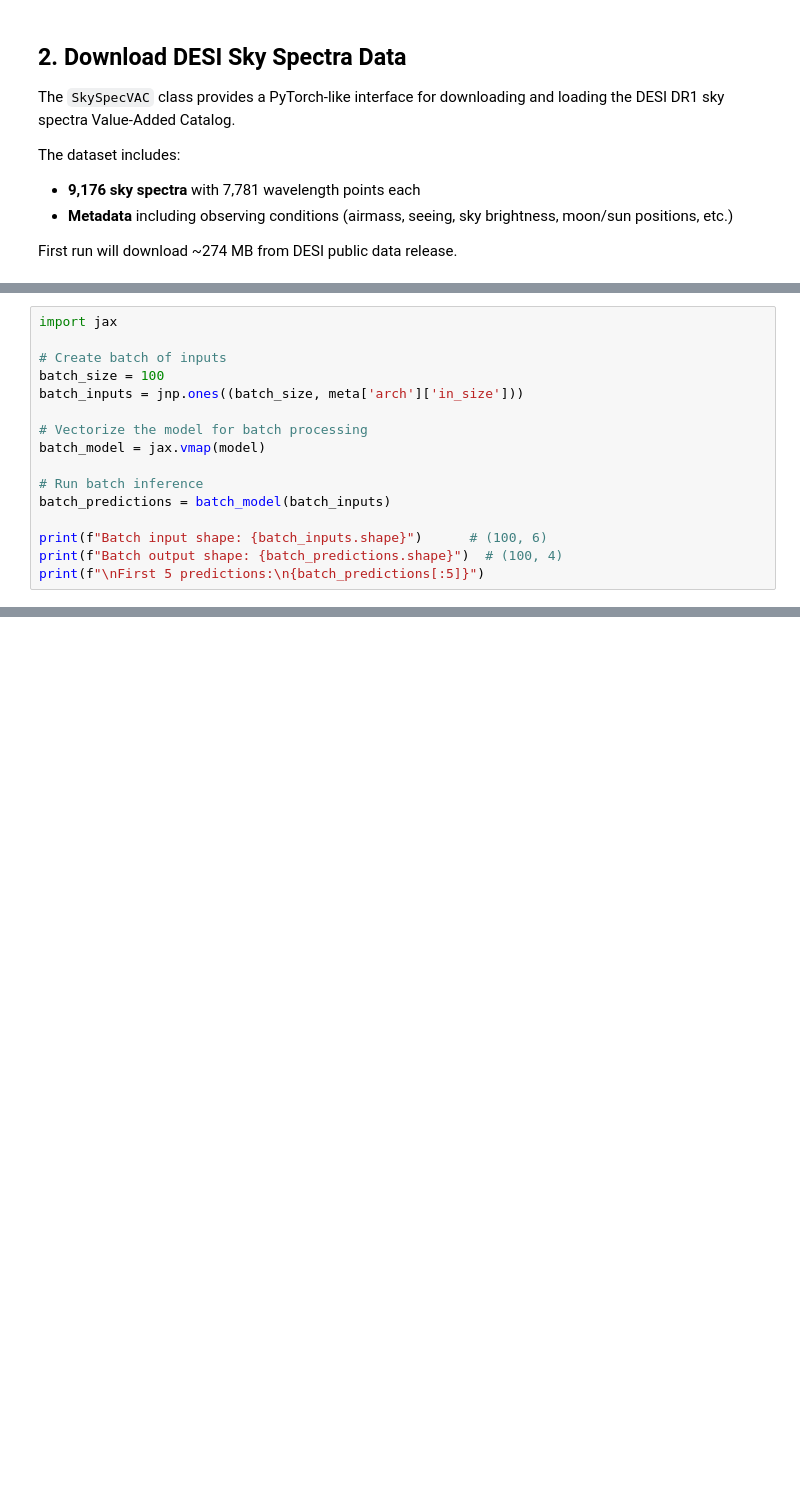
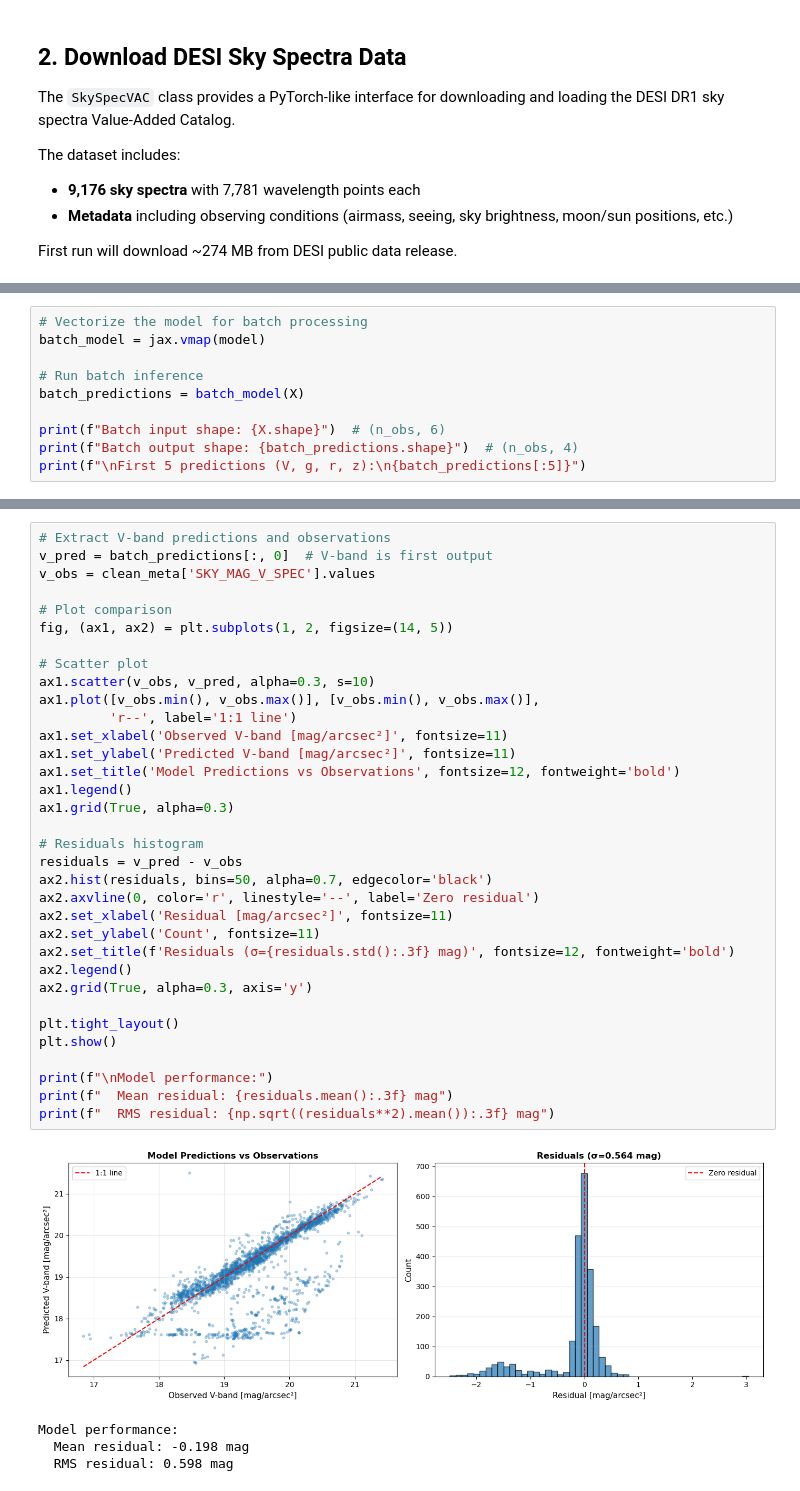
Before and after one commit to MatthewDowicz/desisky, a Jupyter notebook: examples/00_quickstart.ipynb, the cells around one changed output, grey strips where cells are left out. Saved outputs shown, nothing was run; the diff lists cells and outputs as text; blank space fills up the shorter version.

```diff
--- a/examples/00_quickstart.ipynb
+++ b/examples/00_quickstart.ipynb
@@ -162,16 +247,10 @@ Process multiple inputs at once using JAX's vectorization.
 # %%
-import jax
-
-# Create batch of inputs
-batch_size = 100
-batch_inputs = jnp.ones((batch_size, meta['arch']['in_size']))
-
 # Vectorize the model for batch processing
 batch_model = jax.vmap(model)
 
 # Run batch inference
-batch_predictions = batch_model(batch_inputs)
+batch_predictions = batch_model(X)
 
-print(f"Batch input shape: {batch_inputs.shape}")      # (100, 6)
-print(f"Batch output shape: {batch_predictions.shape}")  # (100, 4)
-print(f"\nFirst 5 predictions:\n{batch_predictions[:5]}")
+print(f"Batch input shape: {X.shape}")  # (n_obs, 6)
+print(f"Batch output shape: {batch_predictions.shape}")  # (n_obs, 4)
+print(f"\nFirst 5 predictions (V, g, r, z):\n{batch_predictions[:5]}")
@@ -178,3 +271,42 @@ print(f"\nFirst 5 predictions:\n{batch_predictions[:5]}")
+# %%
+# Extract V-band predictions and observations
+v_pred = batch_predictions[:, 0]  # V-band is first output
+v_obs = clean_meta['SKY_MAG_V_SPEC'].values
+
+# Plot comparison
+fig, (ax1, ax2) = plt.subplots(1, 2, figsize=(14, 5))
+
+# Scatter plot
+ax1.scatter(v_obs, v_pred, alpha=0.3, s=10)
+ax1.plot([v_obs.min(), v_obs.max()], [v_obs.min(), v_obs.max()],
+         'r--', label='1:1 line')
+ax1.set_xlabel('Observed V-band [mag/arcsec²]', fontsize=11)
+ax1.set_ylabel('Predicted V-band [mag/arcsec²]', fontsize=11)
+ax1.set_title('Model Predictions vs Observations', fontsize=12, fontweight='bold')
+ax1.legend()
+ax1.grid(True, alpha=0.3)
+
+# Residuals histogram
+residuals = v_pred - v_obs
+ax2.hist(residuals, bins=50, alpha=0.7, edgecolor='black')
+ax2.axvline(0, color='r', linestyle='--', label='Zero residual')
+ax2.set_xlabel('Residual [mag/arcsec²]', fontsize=11)
+ax2.set_ylabel('Count', fontsize=11)
+ax2.set_title(f'Residuals (σ={residuals.std():.3f} mag)', fontsize=12, fontweight='bold')
+ax2.legend()
+ax2.grid(True, alpha=0.3, axis='y')
+
+plt.tight_layout()
+plt.show()
+
+print(f"\nModel performance:")
+print(f"  Mean residual: {residuals.mean():.3f} mag")
+print(f"  RMS residual: {np.sqrt((residuals**2).mean()):.3f} mag")
+# %% [output]
+[figure, added]
+Model performance:
+  Mean residual: -0.198 mag
+  RMS residual: 0.598 mag
 # %% [markdown]
 ## Summary
 
```
Also changed, not shown: parts of 28 cells of this notebook, 6 other files.
